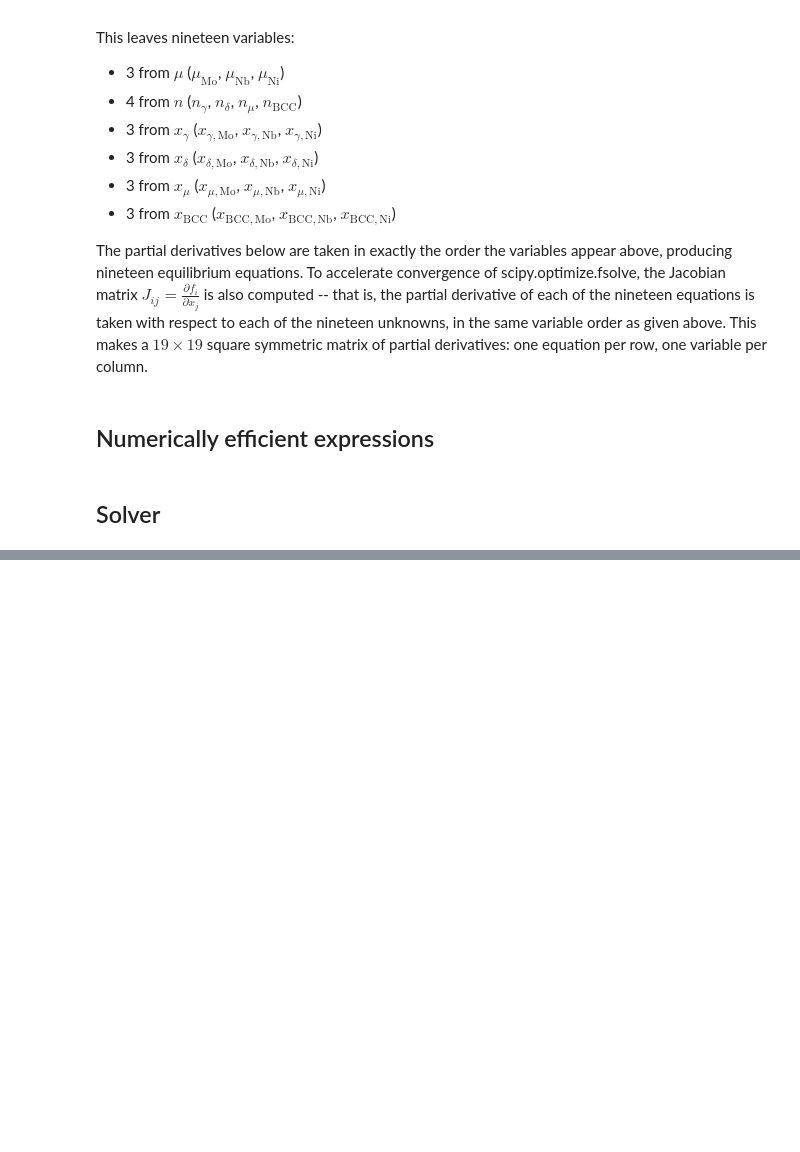
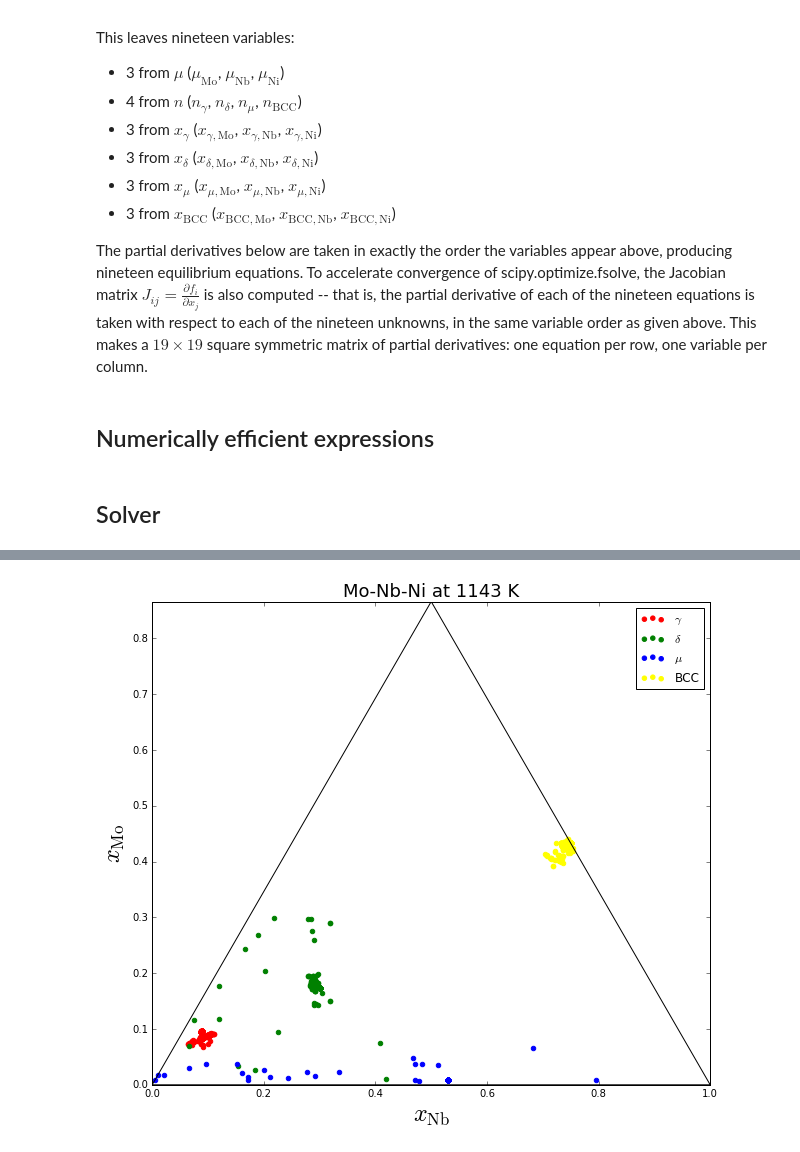
Before and after one commit to usnistgov/phasefield-precipitate-aging, a Jupyter notebook: CALPHAD_extraction.ipynb, the cells around one changed output, grey strips where cells are left out. Drawn from its saved outputs; the diff is of its cells as text; code cells hidden in the pictures; blank space fills up the shorter version.

```diff
--- a/CALPHAD_extraction.ipynb
+++ b/CALPHAD_extraction.ipynb
@@ -287,8 +288,8 @@ d2bdx22 = lambdify((BCC_XMO, BCC_XNB, BCC_XNI), d2Gbcc_dxNi2, modules='numpy')
 ## Solver
 # %%
 def commonTangentConc(C_Mo, C_Nb, C_Ni, guess):
-    N = 19 # equations and unknowns
-    it = 150 # iterations per equation, default is 100
+    #N = 19 # equations and unknowns
+    #it = 150 # iterations per equation, default is 100
 
     def equilibrium(u0, u1, u2, n0, n1, n2, n3, xg0, xg1, xg2, xd0, xd1, xd2, xu0, xu1, xu2, xb0, xb1, xb2):
         return [# dL/du
@@ -349,7 +350,9 @@ def commonTangentConc(C_Mo, C_Nb, C_Ni, guess):
     def Jacobian(A):
         return jacobian(A[0], A[1], A[2], A[3], A[4], A[5], A[6], A[7], A[8], A[9], A[10], A[11], A[12], A[13], A[14], A[15], A[16], A[17], A[18])
 
-    return fsolve(func=Equilibrium, x0=guess, fprime=Jacobian, maxfev=N*it)
+    with warnings.catch_warnings():
+        warnings.simplefilter("ignore")
+        return fsolve(func=Equilibrium, x0=guess, fprime=Jacobian) #, maxfev=N*it)
 # %%
 # Initial condition for gamma-delta coexistence field
 # Note: Python tuples () are immutable lists [] are mutable. Use tuples for default values.
@@ -416,9 +419,10 @@ def computeKernel(n):
             guess = guessD
 
         # Solve the common tangent construction
-        result = []
-        result.append((xmo, xnb, xni))
-        result.append(commonTangentConc(xmo, xnb, xni, guess))
+        result = [xmo, xnb, xni]
+        tangent = commonTangentConc(xmo, xnb, xni, guess)
+        for i in tangent:
+            result.append(i)
         return result
     else:
         return [0]*22
@@ -532,19 +524,21 @@ if __name__ == '__main__':
 # %%
 # Plot filtered phase compositions
 pltsize = 10
 plt.figure(figsize=(pltsize, rt32*pltsize))
 plt.title("Mo-Nb-Ni at %.0f K"%temp, fontsize=18)
 plt.xlim([0,1])
 plt.ylim([0,rt32])
 plt.xlabel(r'$x_\mathrm{Nb}$', fontsize=24)
 plt.ylabel(r'$x_\mathrm{Mo}$', fontsize=24)
 plt.plot(XT, YT, '-k')
-plt.scatter(XXG, XYG, color='red',   label=r'$\gamma$')
-plt.scatter(XXD, XYD, color='green', label=r'$\delta$')
-plt.scatter(XXU, XYU, color='blue',  label=r'$\mu$')
-plt.scatter(XXB, XYB, color='yellow',label='BCC')
+plt.scatter(XG, YG, color='red',   label=r'$\gamma$')
+plt.scatter(XD, YD, color='green', label=r'$\delta$')
+plt.scatter(XU, YU, color='blue',  label=r'$\mu$')
+plt.scatter(XB, YB, color='yellow',label='BCC')
 plt.legend(loc='best')
 plt.show()
+# %% [output]
+[figure, added]
 # %%
 # Plot domains corresponding to the test points
 plt.figure(figsize=(pltsize, rt32*pltsize))
```
Also changed, not shown: parts of 5 cells of this notebook.
